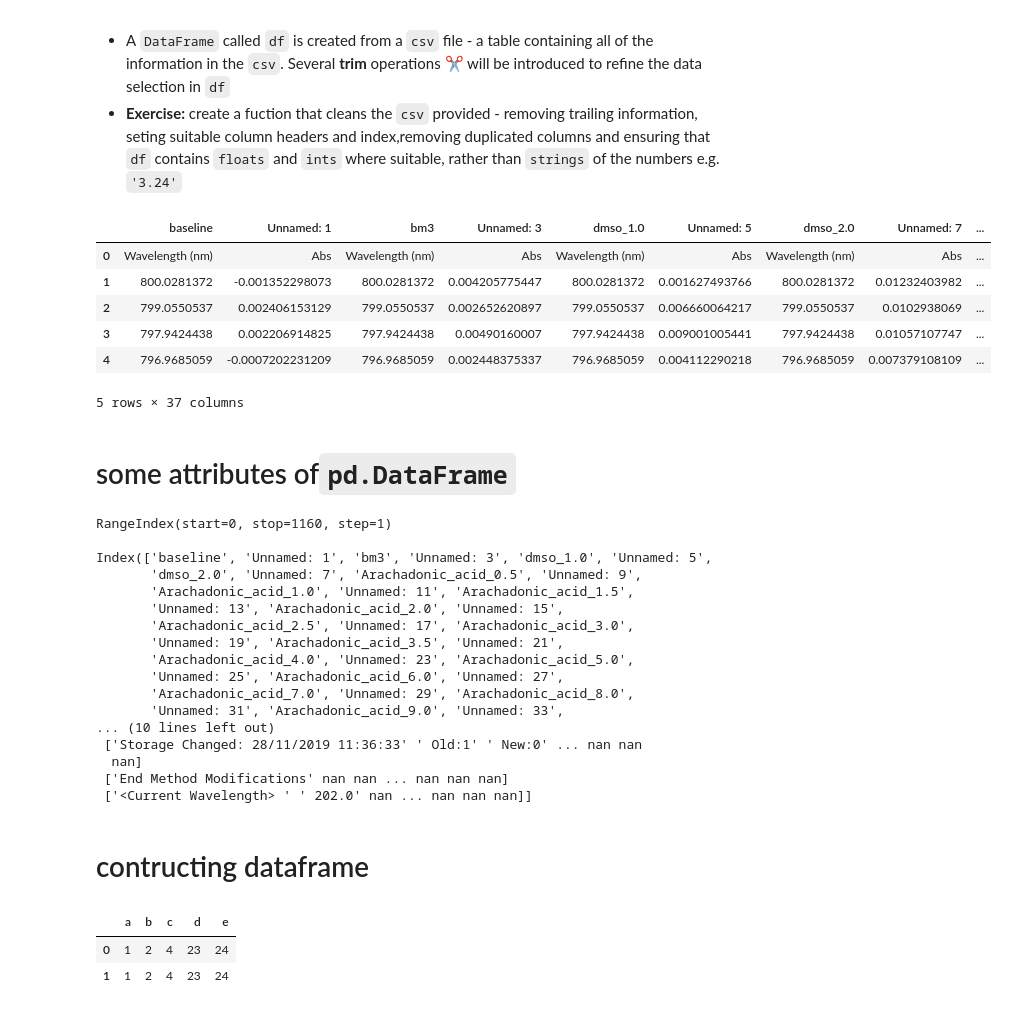
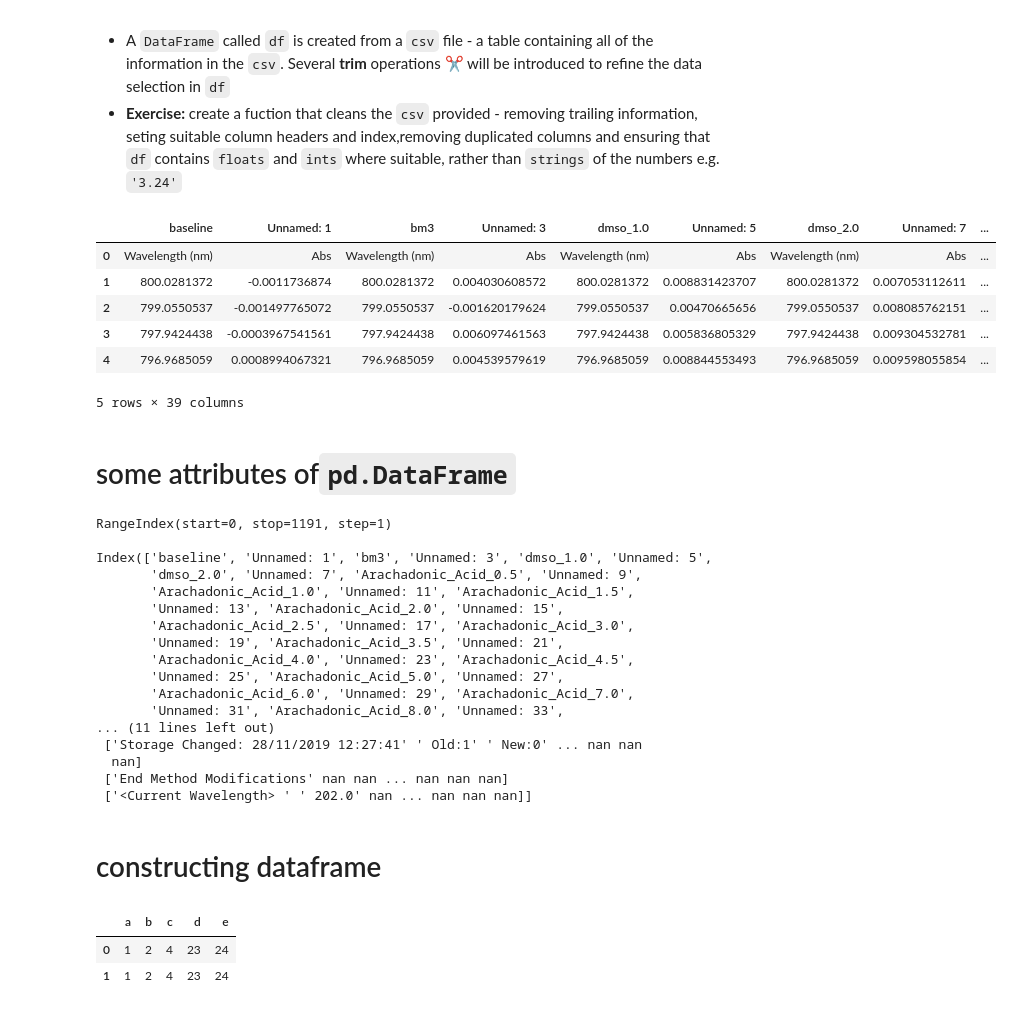
Before and after one commit to UoMMIB/Python-Club, a Jupyter notebook: Tutorials/uv-vis-data.ipynb, the cells around one changed output. Cells and saved outputs as stored; diff of their text form; code cells hidden in the pictures.

````diff
--- a/Tutorials/uv-vis-data.ipynb
+++ b/Tutorials/uv-vis-data.ipynb
@@ -50,17 +50,18 @@
 # %%
 import pandas as pd
 
-df = pd.read_csv('tutorial-data/titrations/20191128_ArachadonicaAcid_BM3WT_Titration_2.csv')
+# usually, pd.read_csv(filepath) e.g. pd.read_csv('/Tutorials/tutorial-data/titrations/20191128_ArachadonicaAcid_BM3WT_Titration_2.csv')
+df = pd.read_csv('https://raw.githubusercontent.com/UoMMIB/Python-Club/master/Tutorials/tutorial-data/titrations/20191128_ArachadonicaAcid_BM3WT_Titration_5.csv')
 df.head() # first 5 rows
 #df.tail() # last 5 rows
 # %% [output]
 |  | baseline | Unnamed: 1 | bm3 | Unnamed: 3 | dmso_1.0 | Unnamed: 5 | dmso_2.0 | Unnamed: 7 | ... |
 | 0 | Wavelength (nm) | Abs | Wavelength (nm) | Abs | Wavelength (nm) | Abs | Wavelength (nm) | Abs | ... |
-| 1 | 800.0281372 | -0.001352298073 | 800.0281372 | 0.004205775447 | 800.0281372 | 0.001627493766 | 800.0281372 | 0.01232403982 | ... |
-| 2 | 799.0550537 | 0.002406153129 | 799.0550537 | 0.002652620897 | 799.0550537 | 0.006660064217 | 799.0550537 | 0.0102938069 | ... |
-| 3 | 797.9424438 | 0.002206914825 | 797.9424438 | 0.00490160007 | 797.9424438 | 0.009001005441 | 797.9424438 | 0.01057107747 | ... |
-| 4 | 796.9685059 | -0.0007202231209 | 796.9685059 | 0.002448375337 | 796.9685059 | 0.004112290218 | 796.9685059 | 0.007379108109 | ... |
+| 1 | 800.0281372 | -0.0011736874 | 800.0281372 | 0.004030608572 | 800.0281372 | 0.008831423707 | 800.0281372 | 0.007053112611 | ... |
+| 2 | 799.0550537 | -0.001497765072 | 799.0550537 | -0.001620179624 | 799.0550537 | 0.00470665656 | 799.0550537 | 0.008085762151 | ... |
+| 3 | 797.9424438 | -0.0003967541561 | 797.9424438 | 0.006097461563 | 797.9424438 | 0.005836805329 | 797.9424438 | 0.009304532781 | ... |
+| 4 | 796.9685059 | 0.0008994067321 | 796.9685059 | 0.004539579619 | 796.9685059 | 0.008844553493 | 796.9685059 | 0.009598055854 | ... |
-5 rows × 37 columns
+5 rows × 39 columns
 # %% [markdown]
 # some attributes of```pd.DataFrame```
 # %%
@@ -68,27 +69,27 @@ print(df.index)
 print()
 print(df.columns)
 print()
-print(df.values)
+print(df.values) # array-like
 # %% [output]
-RangeIndex(start=0, stop=1160, step=1)
+RangeIndex(start=0, stop=1191, step=1)
 
 Index(['baseline', 'Unnamed: 1', 'bm3', 'Unnamed: 3', 'dmso_1.0', 'Unnamed: 5',
-       'dmso_2.0', 'Unnamed: 7', 'Arachadonic_acid_0.5', 'Unnamed: 9',
-       'Arachadonic_acid_1.0', 'Unnamed: 11', 'Arachadonic_acid_1.5',
-       'Unnamed: 13', 'Arachadonic_acid_2.0', 'Unnamed: 15',
-       'Arachadonic_acid_2.5', 'Unnamed: 17', 'Arachadonic_acid_3.0',
-       'Unnamed: 19', 'Arachadonic_acid_3.5', 'Unnamed: 21',
-       'Arachadonic_acid_4.0', 'Unnamed: 23', 'Arachadonic_acid_5.0',
-       'Unnamed: 25', 'Arachadonic_acid_6.0', 'Unnamed: 27',
-       'Arachadonic_acid_7.0', 'Unnamed: 29', 'Arachadonic_acid_8.0',
-       'Unnamed: 31', 'Arachadonic_acid_9.0', 'Unnamed: 33',
-... (10 lines left out)
- ['Storage Changed: 28/11/2019 11:36:33' ' Old:1' ' New:0' ... nan nan
+       'dmso_2.0', 'Unnamed: 7', 'Arachadonic_Acid_0.5', 'Unnamed: 9',
+       'Arachadonic_Acid_1.0', 'Unnamed: 11', 'Arachadonic_Acid_1.5',
+       'Unnamed: 13', 'Arachadonic_Acid_2.0', 'Unnamed: 15',
+       'Arachadonic_Acid_2.5', 'Unnamed: 17', 'Arachadonic_Acid_3.0',
+       'Unnamed: 19', 'Arachadonic_Acid_3.5', 'Unnamed: 21',
+       'Arachadonic_Acid_4.0', 'Unnamed: 23', 'Arachadonic_Acid_4.5',
+       'Unnamed: 25', 'Arachadonic_Acid_5.0', 'Unnamed: 27',
+       'Arachadonic_Acid_6.0', 'Unnamed: 29', 'Arachadonic_Acid_7.0',
+       'Unnamed: 31', 'Arachadonic_Acid_8.0', 'Unnamed: 33',
+... (11 lines left out)
+ ['Storage Changed: 28/11/2019 12:27:41' ' Old:1' ' New:0' ... nan nan
   nan]
  ['End Method Modifications' nan nan ... nan nan nan]
  ['<Current Wavelength> ' ' 202.0' nan ... nan nan nan]]
 # %% [markdown]
-# contructing dataframe
+# constructing dataframe
 # %%
 test1 = pd.DataFrame([[1,2,3,4,5,6,7],
                     [2,3,6,2,5,4,5],
````
Also changed, not shown: parts of 13 cells of this notebook.
